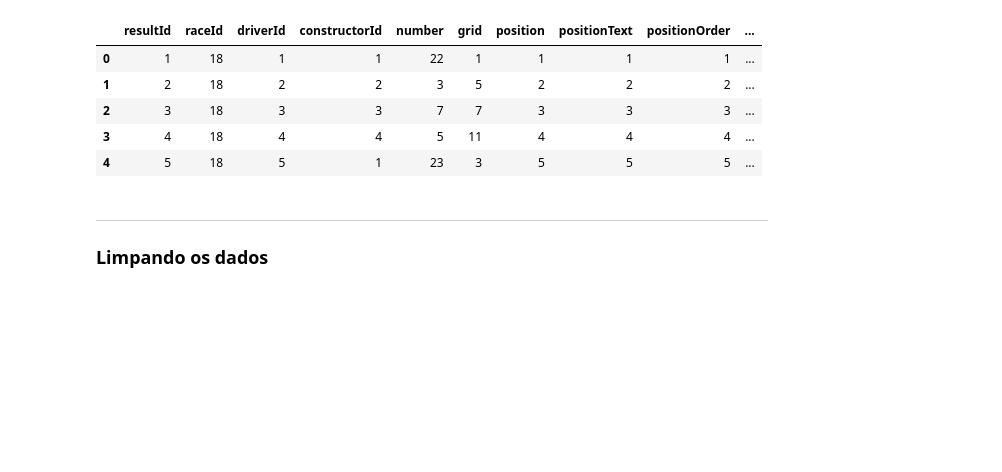
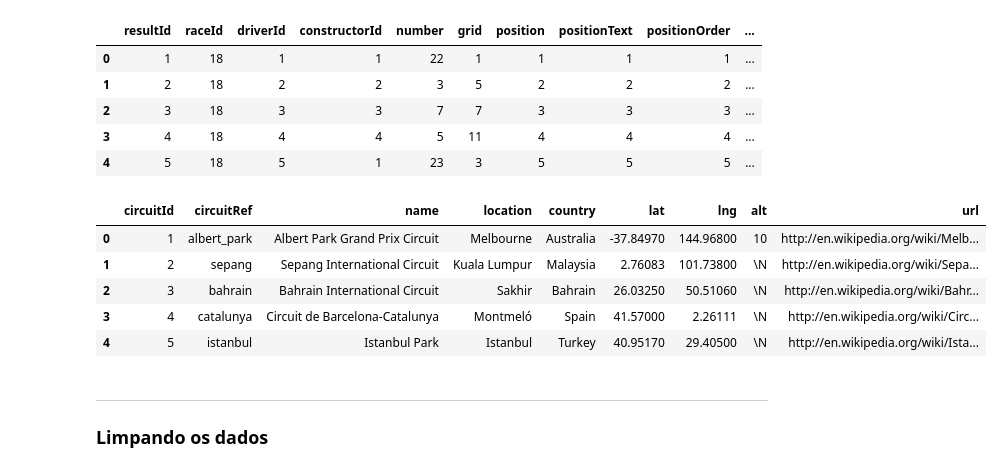
Before and after one commit to Amanda-Carmo/projeto2_cdados, a Jupyter notebook: Projeto 2 DADOS.ipynb, the cells around one changed output. Saved outputs shown, nothing was run; the diff lists cells and outputs as text; code cells hidden in the pictures; blank space fills up the shorter version.

```diff
--- a/Projeto 2 DADOS.ipynb
+++ b/Projeto 2 DADOS.ipynb
@@ -43,3 +42,12 @@ dados_result.head()
+# %%
+dados_circuit.head()
+# %% [output]
+|  | circuitId | circuitRef | name | location | country | lat | lng | alt | url |
+| 0 | 1 | albert_park | Albert Park Grand Prix Circuit | Melbourne | Australia | -37.84970 | 144.96800 | 10 | http://en.wikipedia.org/wiki/Melb... |
+| 1 | 2 | sepang | Sepang International Circuit | Kuala Lumpur | Malaysia | 2.76083 | 101.73800 | \N | http://en.wikipedia.org/wiki/Sepa... |
+| 2 | 3 | bahrain | Bahrain International Circuit | Sakhir | Bahrain | 26.03250 | 50.51060 | \N | http://en.wikipedia.org/wiki/Bahr... |
+| 3 | 4 | catalunya | Circuit de Barcelona-Catalunya | Montmeló | Spain | 41.57000 | 2.26111 | \N | http://en.wikipedia.org/wiki/Circ... |
+| 4 | 5 | istanbul | Istanbul Park | Istanbul | Turkey | 40.95170 | 29.40500 | \N | http://en.wikipedia.org/wiki/Ista... |
 # %%
 #dados_race.head(10)
 # %%
```
Also changed, not shown: parts of 14 cells of this notebook.
